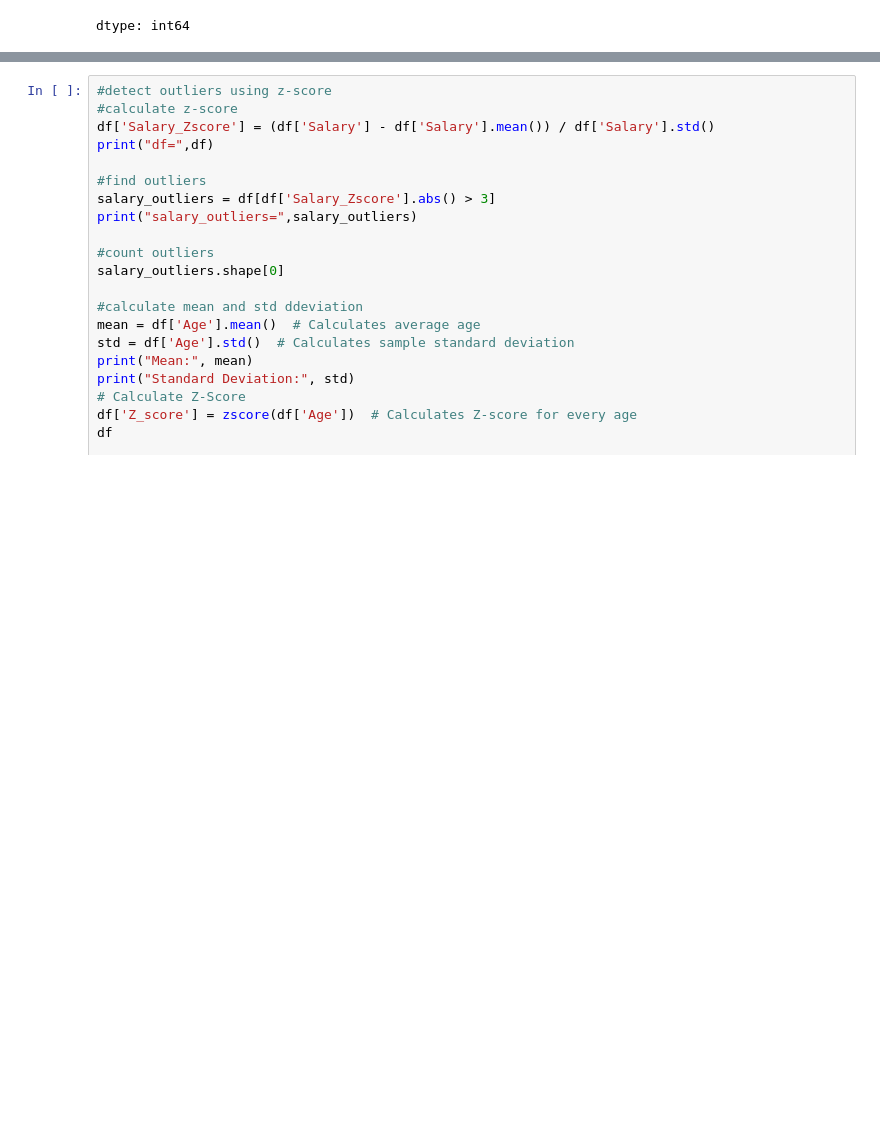
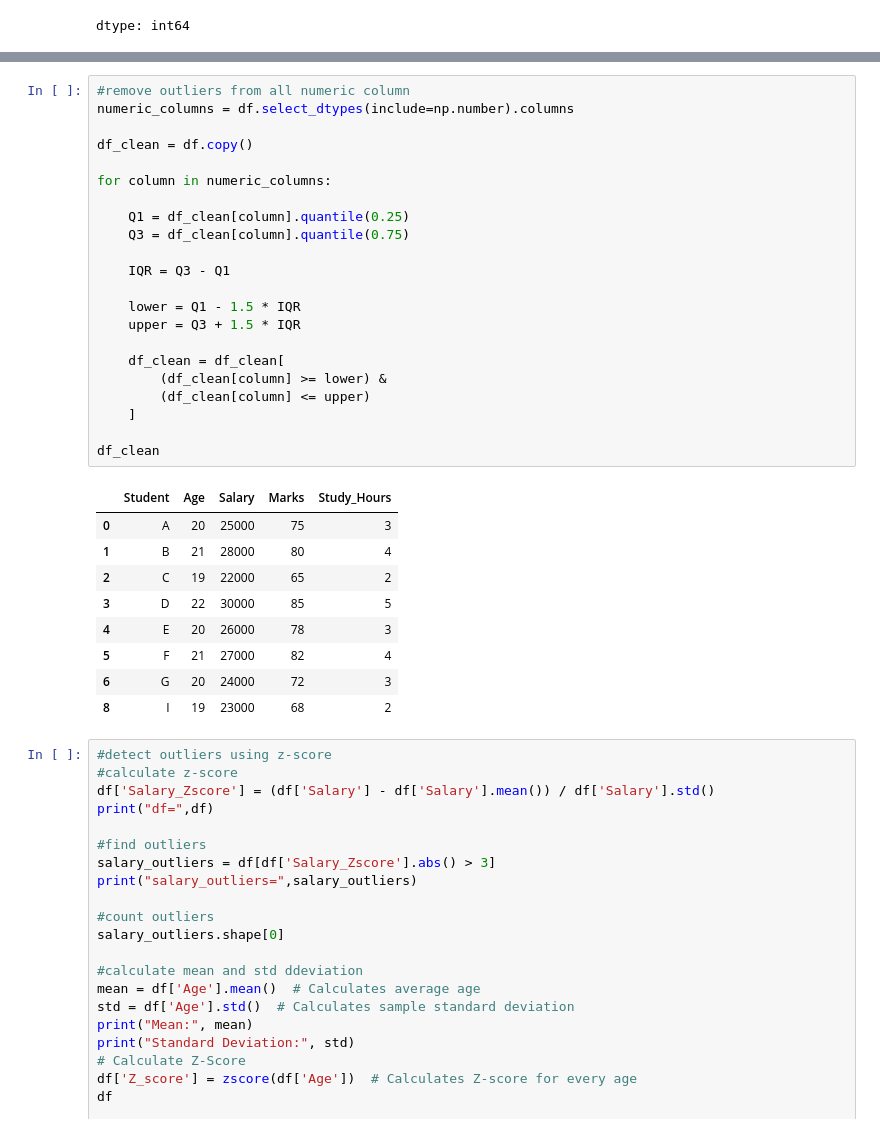
Before and after one commit to apatidar2905/ML-data-preprocessing, a Jupyter notebook: Untitled1.ipynb, the cells around one changed output, grey strips where cells are left out. Cells and saved outputs as stored; diff of their text form; blank space fills up the shorter version.

```diff
--- a/Untitled1.ipynb
+++ b/Untitled1.ipynb
@@ -491,3 +521,35 @@ Outlier Values: [15]
+# %%
+#remove outliers from all numeric column
+numeric_columns = df.select_dtypes(include=np.number).columns
+
+df_clean = df.copy()
+
+for column in numeric_columns:
+
+    Q1 = df_clean[column].quantile(0.25)
+    Q3 = df_clean[column].quantile(0.75)
+
+    IQR = Q3 - Q1
+
+    lower = Q1 - 1.5 * IQR
+    upper = Q3 + 1.5 * IQR
+
+    df_clean = df_clean[
+        (df_clean[column] >= lower) &
+        (df_clean[column] <= upper)
+    ]
+
+df_clean
+# %% [output]
+|  | Student | Age | Salary | Marks | Study_Hours |
+| 0 | A | 20 | 25000 | 75 | 3 |
+| 1 | B | 21 | 28000 | 80 | 4 |
+| 2 | C | 19 | 22000 | 65 | 2 |
+| 3 | D | 22 | 30000 | 85 | 5 |
+| 4 | E | 20 | 26000 | 78 | 3 |
+| 5 | F | 21 | 27000 | 82 | 4 |
+| 6 | G | 20 | 24000 | 72 | 3 |
+| 8 | I | 19 | 23000 | 68 | 2 |
 # %%
 #detect outliers using z-score
 #calculate z-score
```
Also changed, not shown: parts of 4 cells of this notebook.
